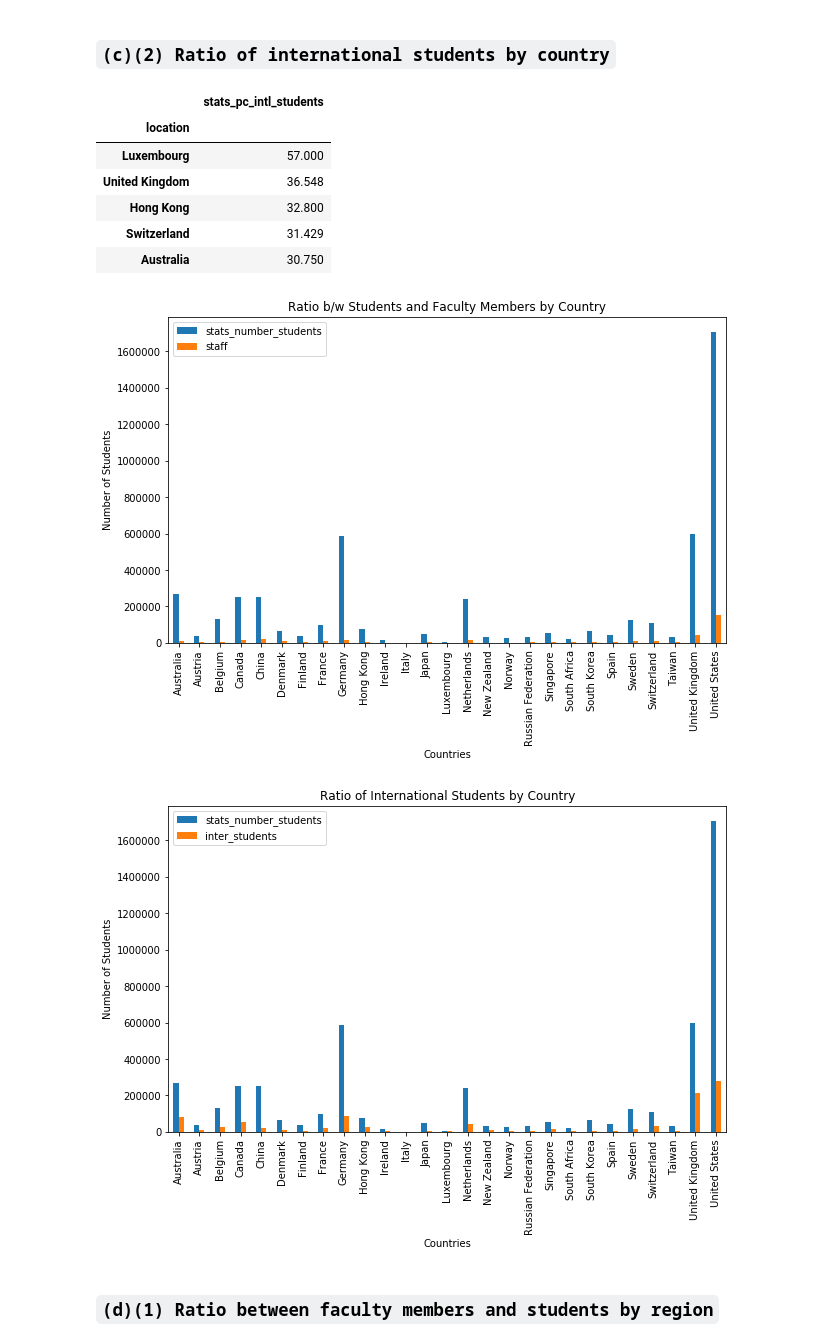
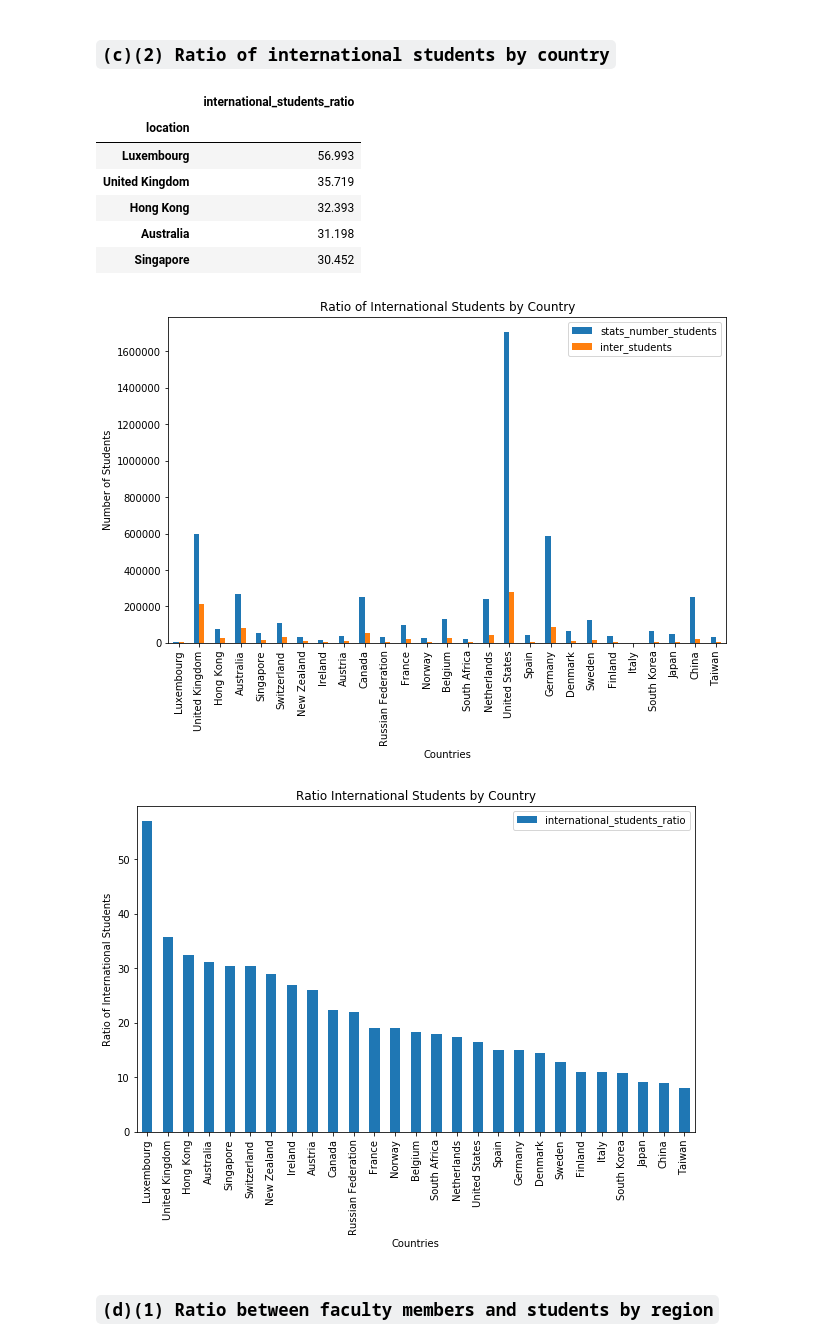
Before and after one commit to oabouzaid/Applied-Data-Analysis, a Jupyter notebook: homework2/solutions_final.ipynb, the cells around one changed output. Saved outputs shown, nothing was run; the diff lists cells and outputs as text; code cells hidden in the pictures.

```diff
--- a/homework2/solutions_final.ipynb
+++ b/homework2/solutions_final.ipynb
@@ -301,36 +354,35 @@ df_staff[['stats_student_staff_ratio']].round(2).head()
 ### `(c)(2) Ratio of international students by country`
 # %%
 df_inter = df_times_higher.copy()
-df_inter = df_inter.groupby('location').mean()
-df_inter = df_inter.sort_values(['stats_pc_intl_students'], ascending=False)
-df_inter[['stats_pc_intl_students']].round(3).head()
+df_inter = df_inter.groupby('location').sum()
+df_inter['international_students_ratio'] = df_inter['inter_students'].divide(df_inter['stats_number_students'])*100
+df_inter = df_inter.sort_values(['international_students_ratio'], ascending=False)
+df_inter[['international_students_ratio']].round(3).head()
 # %% [output]
-|  | stats_pc_intl_students |
+|  | international_students_ratio |
 | location |  |
-| Luxembourg | 57.000 |
-| United Kingdom | 36.548 |
-| Hong Kong | 32.800 |
-| Switzerland | 31.429 |
-| Australia | 30.750 |
+| Luxembourg | 56.993 |
+| United Kingdom | 35.719 |
+| Hong Kong | 32.393 |
+| Australia | 31.198 |
+| Singapore | 30.452 |
 # %%
-df_plot = df_times_higher.copy()
-df_plot = df_plot.groupby('location').sum()
-df_plot[['stats_number_students','staff']]\
-    .plot.bar(figsize=(10,6),title ='Ratio b/w Students and Faculty Members by Country')
+df_plot = df_inter.copy()
+df_plot[['stats_number_students','inter_students']]\
+    .plot.bar(figsize=(10,6),title ='Ratio of International Students by Country')
 plt.xlabel('Countries')
 plt.ylabel('Number of Students')
 plt.show()
 # %% [output]
-[figure, old version]
+[figure, new version]
 # %%
-df_plot = df_times_higher.copy()
-df_plot = df_plot.groupby('location').sum()
-df_plot[['stats_number_students','inter_students']]\
-    .plot.bar(figsize=(10,6),title ='Ratio of International Students by Country')
+df_plot = df_inter.copy()
+df_plot[['international_students_ratio']]\
+    .plot.bar(figsize=(10,6),title ='Ratio International Students by Country')
 plt.xlabel('Countries')
-plt.ylabel('Number of Students')
+plt.ylabel('Ratio of International Students')
 plt.show()
 # %% [output]
-[figure, old version]
+[figure, new version]
 # %% [markdown]
 ### `(d)(1) Ratio between faculty members and students by region`
```
Also changed, not shown: parts of 28 cells of this notebook.
